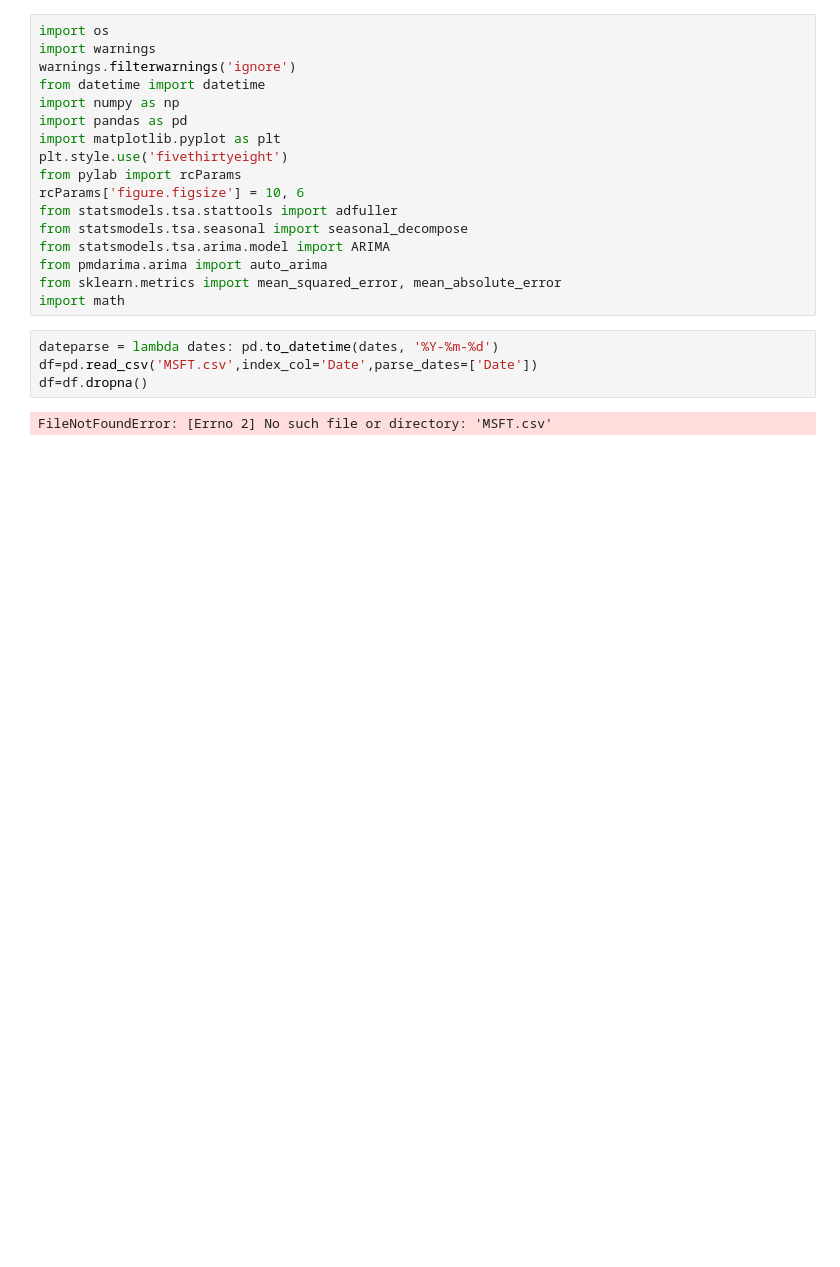
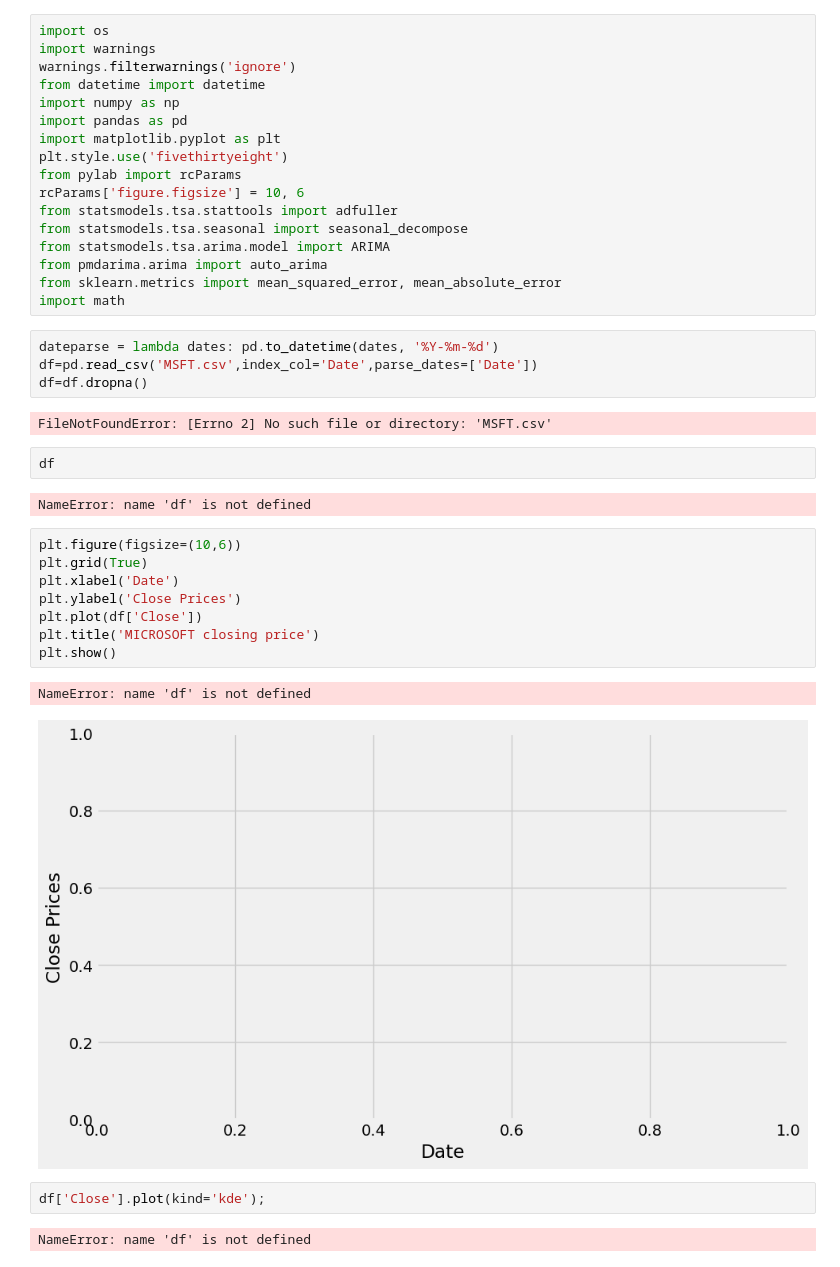
Before and after one commit to Deonatan/Portfolio-Optimization, a Jupyter notebook: Models/ARIMA/arima_forecast.ipynb, the cells around one changed output. Drawn from its saved outputs; the diff is of its cells as text; blank space fills up the shorter version.

```diff
--- a/Models/ARIMA/arima_forecast.ipynb
+++ b/Models/ARIMA/arima_forecast.ipynb
@@ -40,3 +40,22 @@ df=pd.read_csv('MSFT.csv',index_col='Date',parse_dates=['Date'])
 df=df.dropna()
 # %% [output]
 FileNotFoundError: [Errno 2] No such file or directory: 'MSFT.csv'
+# %%
+df
+# %% [output]
+NameError: name 'df' is not defined
+# %%
+plt.figure(figsize=(10,6))
+plt.grid(True)
+plt.xlabel('Date')
+plt.ylabel('Close Prices')
+plt.plot(df['Close'])
+plt.title('MICROSOFT closing price')
+plt.show()
+# %% [output]
+NameError: name 'df' is not defined
+[figure, added]
+# %%
+df['Close'].plot(kind='kde');
+# %% [output]
+NameError: name 'df' is not defined
```
Also changed, not shown: parts of 10 cells of this notebook, 1 other file.
